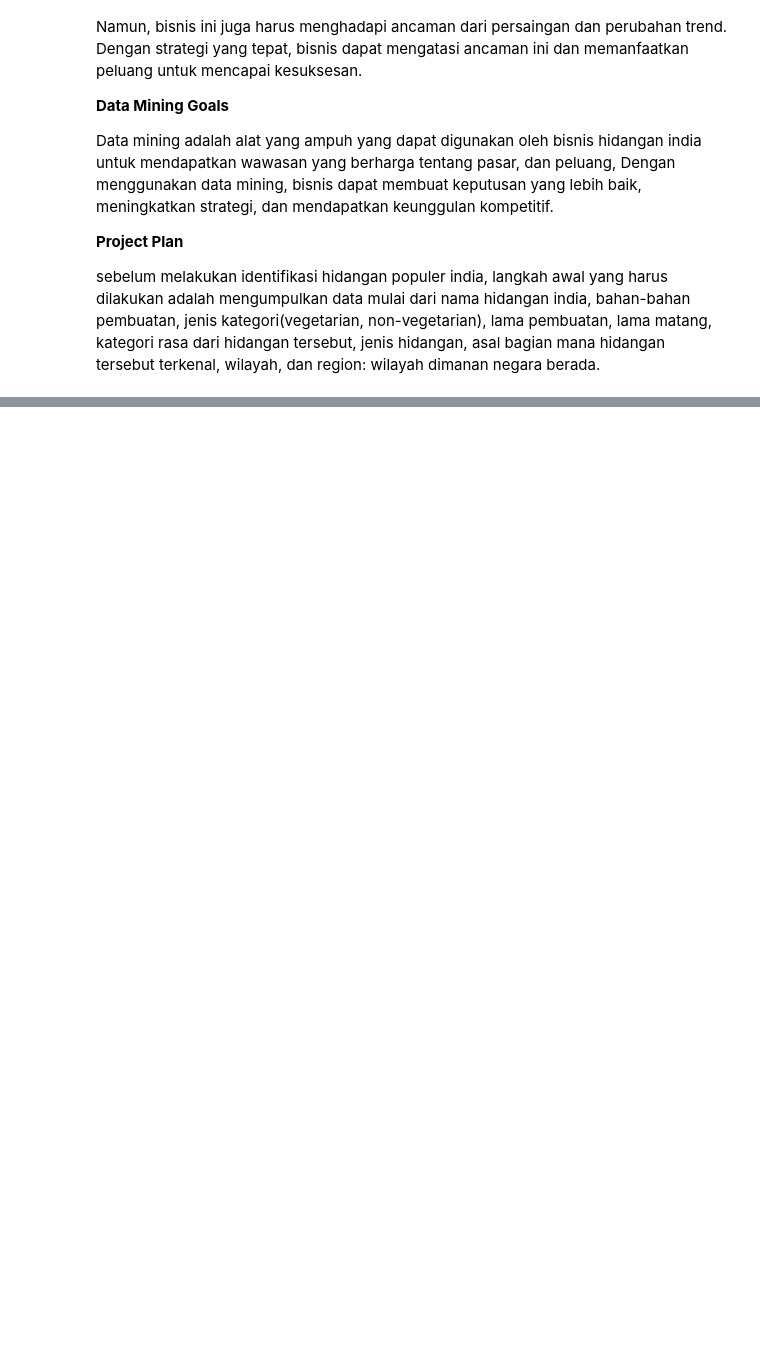
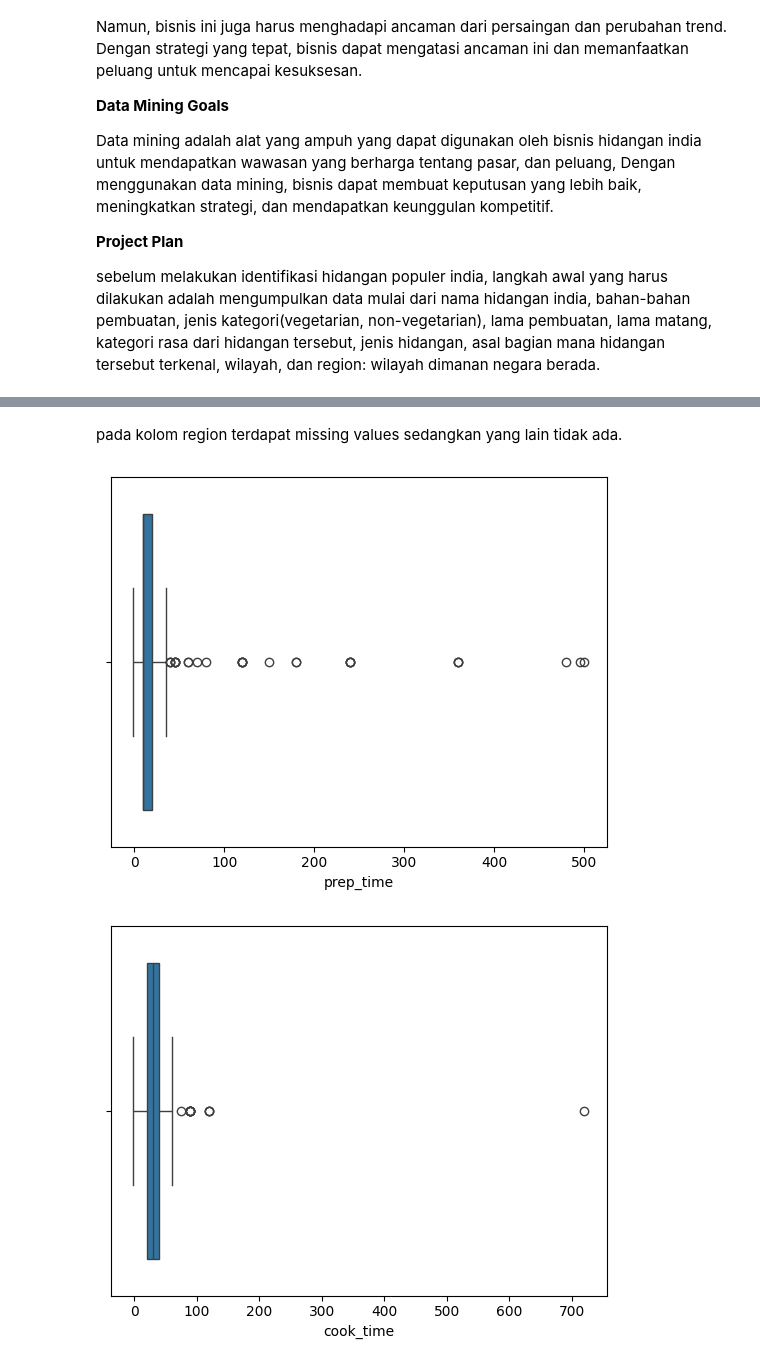
Before and after one commit to harrychandraa/harrychandraa, a Jupyter notebook: Chekpoint(1)_Bussines_Understanding.ipynb, the cells around one changed output, grey strips where cells are left out. Drawn from its saved outputs; the diff is of its cells as text; code cells hidden in the pictures; blank space fills up the shorter version.

```diff
--- a/Chekpoint(1)_Bussines_Understanding.ipynb
+++ b/Chekpoint(1)_Bussines_Understanding.ipynb
@@ -22,0 +281,9 @@ sebelum melakukan identifikasi hidangan populer india, langkah awal yang harus d
+# %% [markdown]
+pada kolom region terdapat missing values sedangkan yang lain tidak ada.
+# %%
+for col in df.select_dtypes(include=[np.number]):
+  sns.boxplot(x=col, data=df)
+  plt.show()
+# %% [output]
+[figure, added]
+[figure, added]
```
Also changed, not shown: parts of 31 cells of this notebook.
